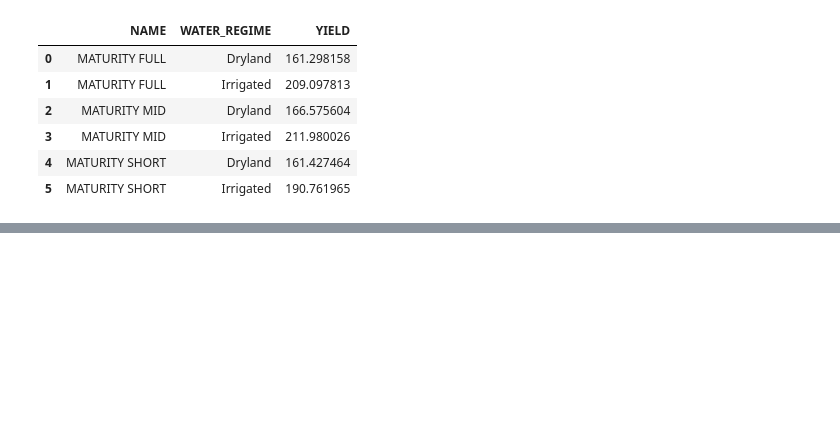
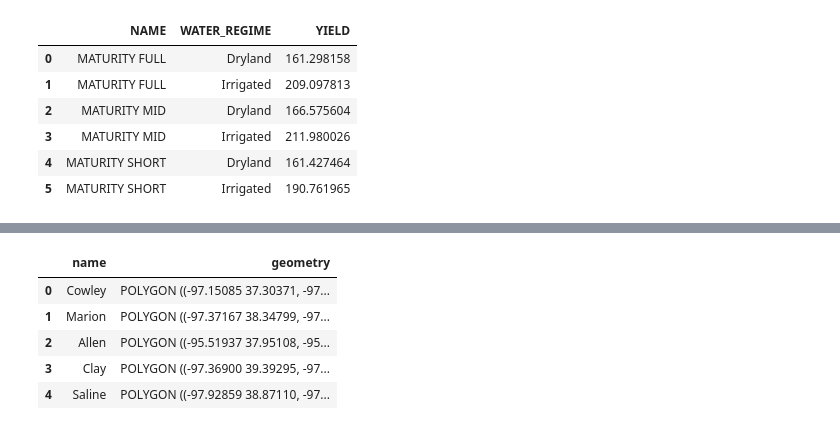
Before and after one commit to Ciampitti-Lab/AVYield, a Jupyter notebook: data/data_exp.ipynb, the cells around one changed output, grey strips where cells are left out. Saved outputs shown, nothing was run; the diff lists cells and outputs as text; code cells hidden in the pictures; blank space fills up the shorter version.

```diff
--- a/data/data_exp.ipynb
+++ b/data/data_exp.ipynb
@@ -320,0 +339,10 @@ df_brand1
+# %%
+geodf = geodf[['name', 'geometry']]
+geodf.head()
+# %% [output]
+|  | name | geometry |
+| 0 | Cowley | POLYGON ((-97.15085 37.30371, -97... |
+| 1 | Marion | POLYGON ((-97.37167 38.34799, -97... |
+| 2 | Allen | POLYGON ((-95.51937 37.95108, -95... |
+| 3 | Clay | POLYGON ((-97.36900 39.39295, -97... |
+| 4 | Saline | POLYGON ((-97.92859 38.87110, -97... |
```
Also changed, not shown: parts of 11 cells of this notebook, 4 other files.
